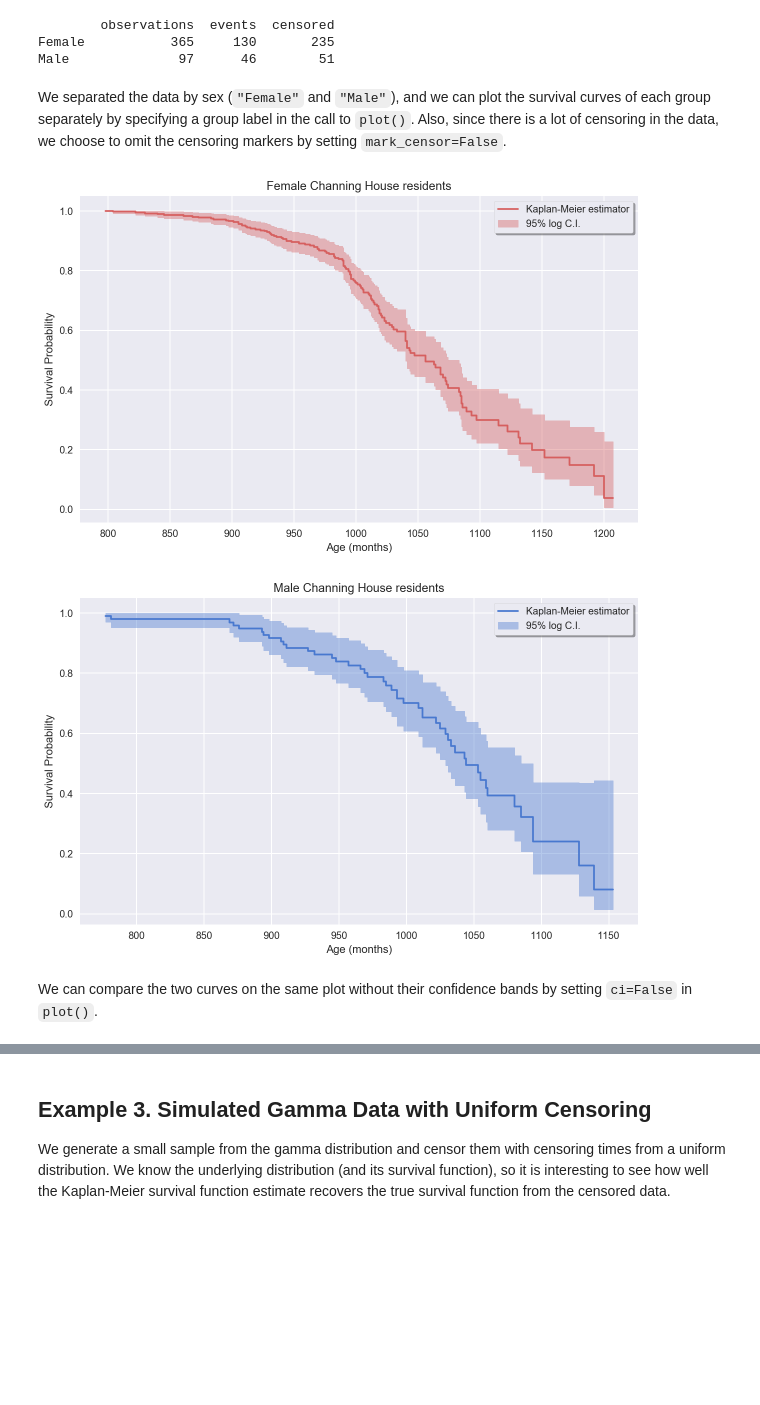
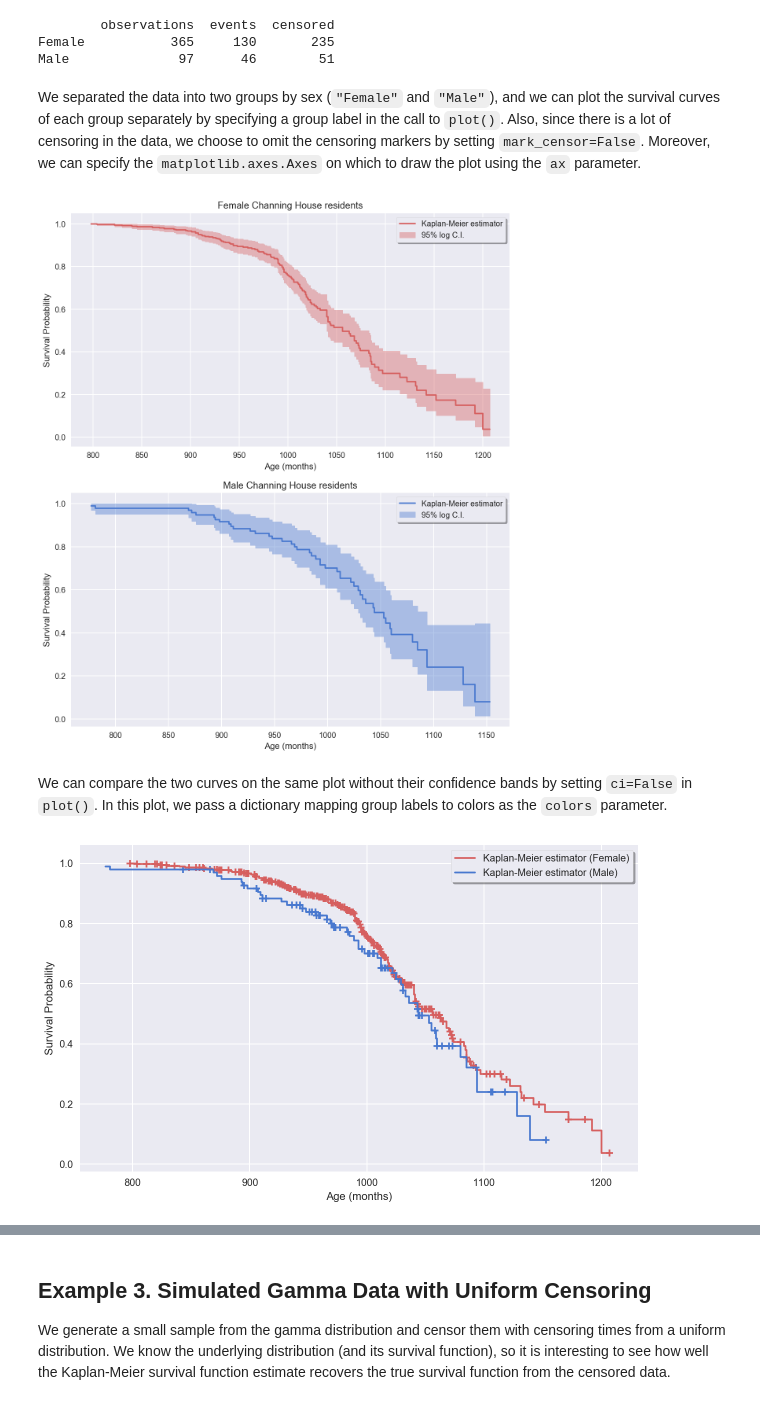
Before and after one commit to artemmavrin/survive, a Jupyter notebook: examples/Kaplan-Meier Estimator.ipynb, the cells around one changed output, grey strips where cells are left out. Cells and saved outputs as stored; diff of their text form; code cells hidden in the pictures; blank space fills up the shorter version.

```diff
--- a/examples/Kaplan-Meier Estimator.ipynb
+++ b/examples/Kaplan-Meier Estimator.ipynb
@@ -126,24 +127,33 @@ print(km_channing.data.counts)
 Female           365     130       235
 Male              97      46        51
 # %% [markdown]
-We separated the data by sex (`"Female"` and `"Male"`), and we can plot the survival curves of each group separately by specifying a group label in the call to `plot()`.
+We separated the data into two groups by sex (`"Female"` and `"Male"`), and we can plot the survival curves of each group separately by specifying a group label in the call to `plot()`.
 Also, since there is a lot of censoring in the data, we choose to omit the censoring markers by setting `mark_censor=False`.
+Moreover, we can specify the `matplotlib.axes.Axes` on which to draw the plot using the `ax` parameter.
+# %%
+_, ax = plt.subplots(nrows=2, ncols=1, figsize=(10, 12))
+
+km_channing.plot("Female", mark_censor=False, color="r", ax=ax[0])
+ax[0].set(title="Female Channing House residents")
+ax[0].set(xlabel="")
+ax[0].set(xlabel="Age (months)")
+
+km_channing.plot("Male", mark_censor=False, color="b", ax=ax[1])
+ax[1].set(title="Male Channing House residents")
+ax[1].set(xlabel="Age (months)")
+
+plt.show()
+plt.close()
+# %% [output]
+[figure, added]
+# %% [markdown]
+We can compare the two curves on the same plot without their confidence bands by setting `ci=False` in `plot()`.
+In this plot, we pass a dictionary mapping group labels to colors as the `colors` parameter.
 # %%
 plt.figure(figsize=(10, 6))
-km_channing.plot("Female", mark_censor=False, color="r")
-plt.title("Female Channing House residents")
+km_channing.plot(ci=False, colors={"Female": "r", "Male": "b"})
 plt.xlabel("Age (months)")
 plt.show()
 plt.close()
-
-plt.figure(figsize=(10, 6))
-km_channing.plot("Male", mark_censor=False)
-plt.title("Male Channing House residents")
-plt.xlabel("Age (months)")
-plt.show()
-plt.close()
 # %% [output]
-[figure, old version]
+[figure, new version]
-[figure, removed]
-# %% [markdown]
-We can compare the two curves on the same plot without their confidence bands by setting `ci=False` in `plot()`.
```
Also changed, not shown: parts of 3 cells of this notebook.
